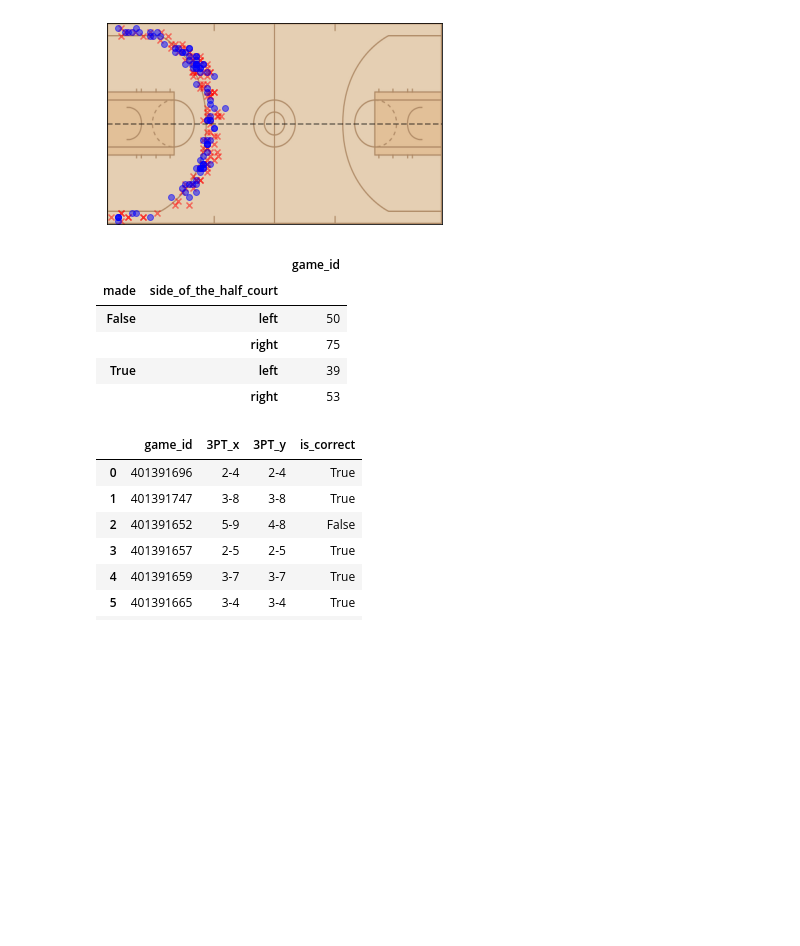
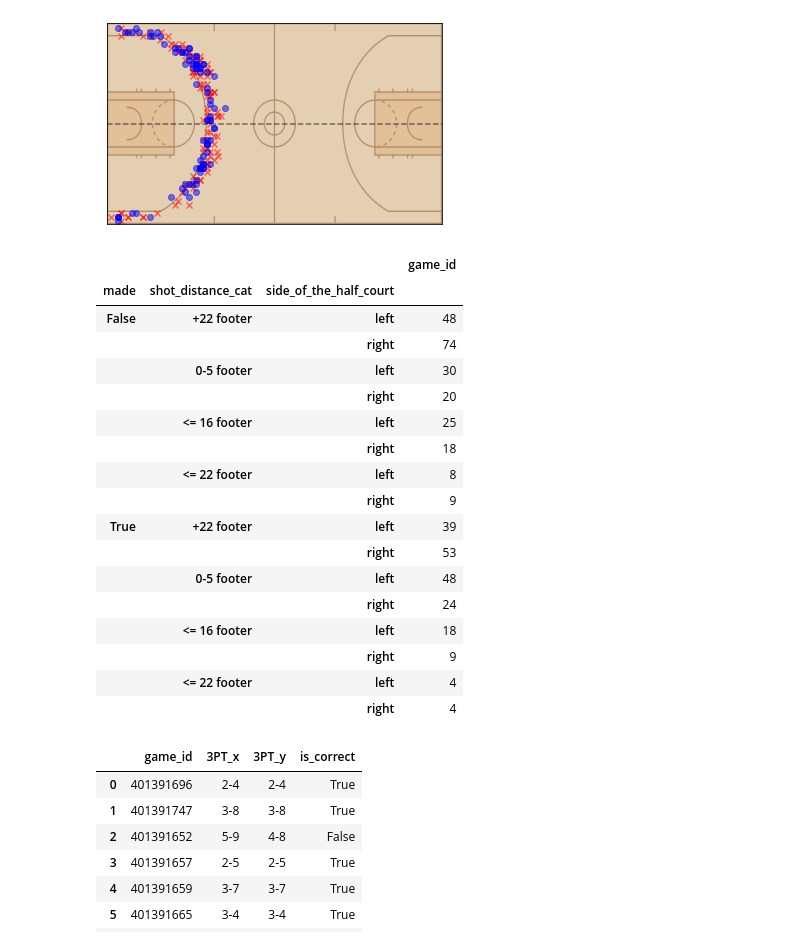
Before and after one commit to dpasse/monte, a Jupyter notebook: workspace/wncaa/shot_charts.ipynb, the cells around one changed output. Saved outputs shown, nothing was run; the diff lists cells and outputs as text; code cells hidden in the pictures; blank space fills up the shorter version.

```diff
--- a/workspace/wncaa/shot_charts.ipynb
+++ b/workspace/wncaa/shot_charts.ipynb
@@ -341,0 +391,15 @@ plt.show()
+# %%
+indexes = []
+input_data = []
+
+for index, row in df_valid.iterrows():
+    if row['shot_distance_cat'] == '':
+        indexes.append(index)
+        input_data.append(row['single_location'])
+
+inferences = le.inverse_transform(rf_model.predict(input_data))
+
+for index, inference in zip(indexes, inferences):
+    df_valid.loc[df_valid.index == index, 'shot_distance_cat'] = inference
+
+assert len(df_valid.loc[df_valid.shot_distance_cat == '']) == 0
@@ -443,14 +571,26 @@ plt.show()
 Kelsey Plum - shot chart
 [figure]
 # %%
-df_player[df_player.is_3pt].groupby(['made', 'side_of_the_half_court']).count()[['game_id']]
+df_player.groupby(['made', 'shot_distance_cat', 'side_of_the_half_court']).count()[['game_id']]
 # %% [output]
-|  |  | game_id |
-| made | side_of_the_half_court |  |
-| False | left | 50 |
-|  | right | 75 |
-| True | left | 39 |
-|  | right | 53 |
+|  |  |  | game_id |
+| made | shot_distance_cat | side_of_the_half_court |  |
+| False | +22 footer | left | 48 |
+|  |  | right | 74 |
+|  | 0-5 footer | left | 30 |
+|  |  | right | 20 |
+|  | <= 16 footer | left | 25 |
+|  |  | right | 18 |
+|  | <= 22 footer | left | 8 |
+|  |  | right | 9 |
+| True | +22 footer | left | 39 |
+|  |  | right | 53 |
+|  | 0-5 footer | left | 48 |
+|  |  | right | 24 |
+|  | <= 16 footer | left | 18 |
+|  |  | right | 9 |
+|  | <= 22 footer | left | 4 |
+|  |  | right | 4 |
 # %%
 df_agg_makes = df[np.logical_and(np.logical_and(df.shot_by == player, df.is_3pt), df.made)].groupby(['game_id']).count()[['made']]
 df_agg_misses = df[np.logical_and(np.logical_and(df.shot_by == player, df.is_3pt), ~df.made)].groupby(['game_id']).count()[['made']]
```
Also changed, not shown: parts of 18 cells of this notebook.
